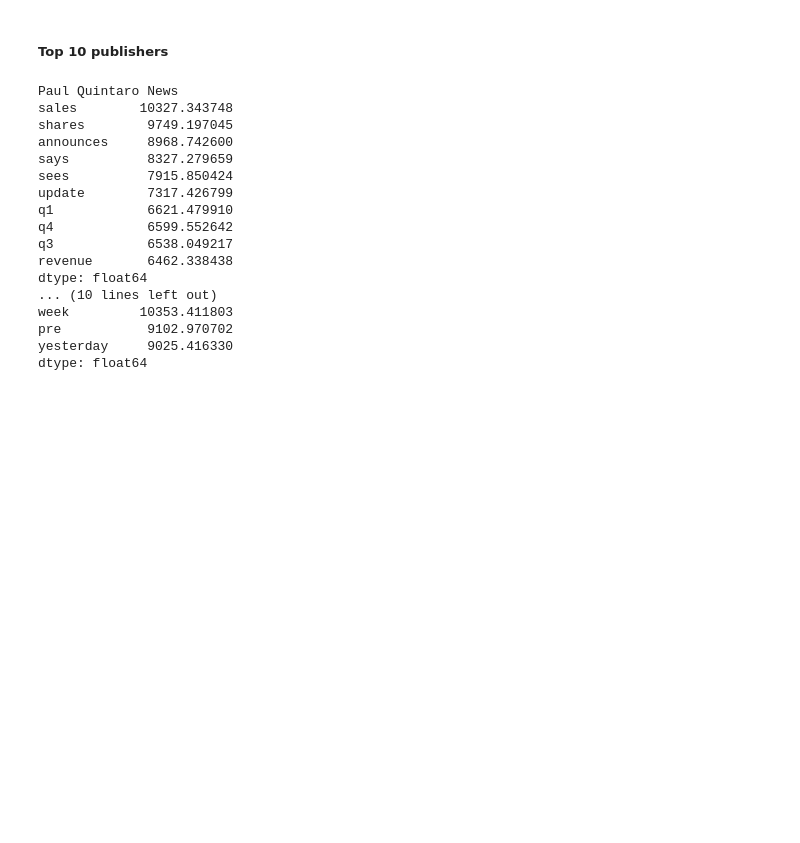
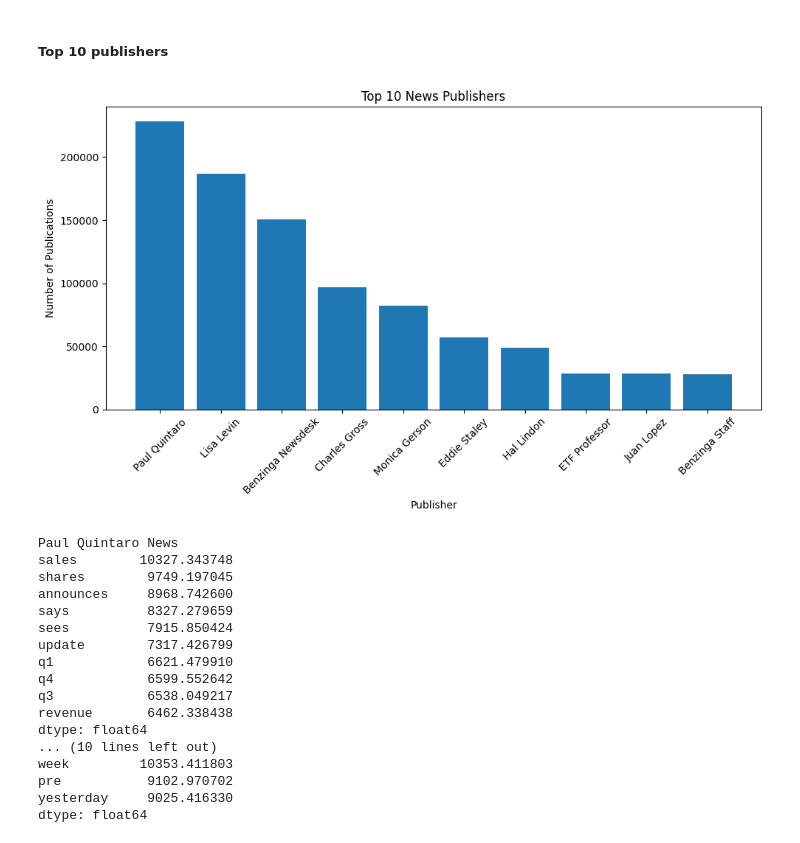
Before and after one commit to Yosef-ft/Stock_Analysis, a Jupyter notebook: notebooks/EDA.ipynb, the cells around one changed output. Drawn from its saved outputs; the diff is of its cells as text; code cells hidden in the pictures; blank space fills up the shorter version.

Commit message:
changed plotly plot to matplotlib

```diff
--- a/notebooks/EDA.ipynb
+++ b/notebooks/EDA.ipynb
@@ -278,3 +277,15 @@ px.bar(news_publishers.head(10), labels={"value": "Number of news published"})
+# %%
+top_publishers = pd.DataFrame(news_publishers.head(10))
+plt.figure(figsize=(10, 6))
+plt.bar(top_publishers.index, top_publishers['headline'])
+plt.xlabel('Publisher')
+plt.ylabel('Number of Publications')
+plt.title('Top 10 News Publishers')
+plt.xticks(rotation=45)
+plt.tight_layout()
+plt.show()
+# %% [output]
+[figure, added]
 # %%
 Paul_news = news.loc[news['publisher'] == 'Paul Quintaro']
 Lisa_news = news.loc[news['publisher'] == 'Lisa Levin']
```
Also changed, not shown: parts of 2 cells of this notebook.
